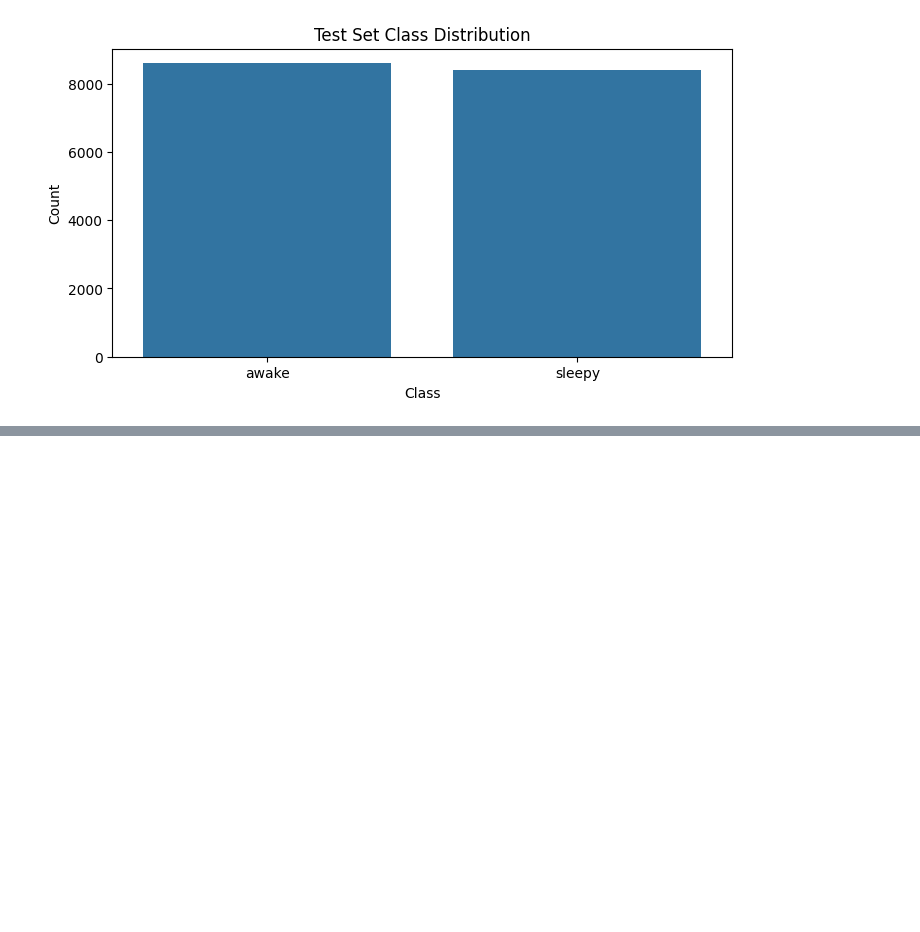
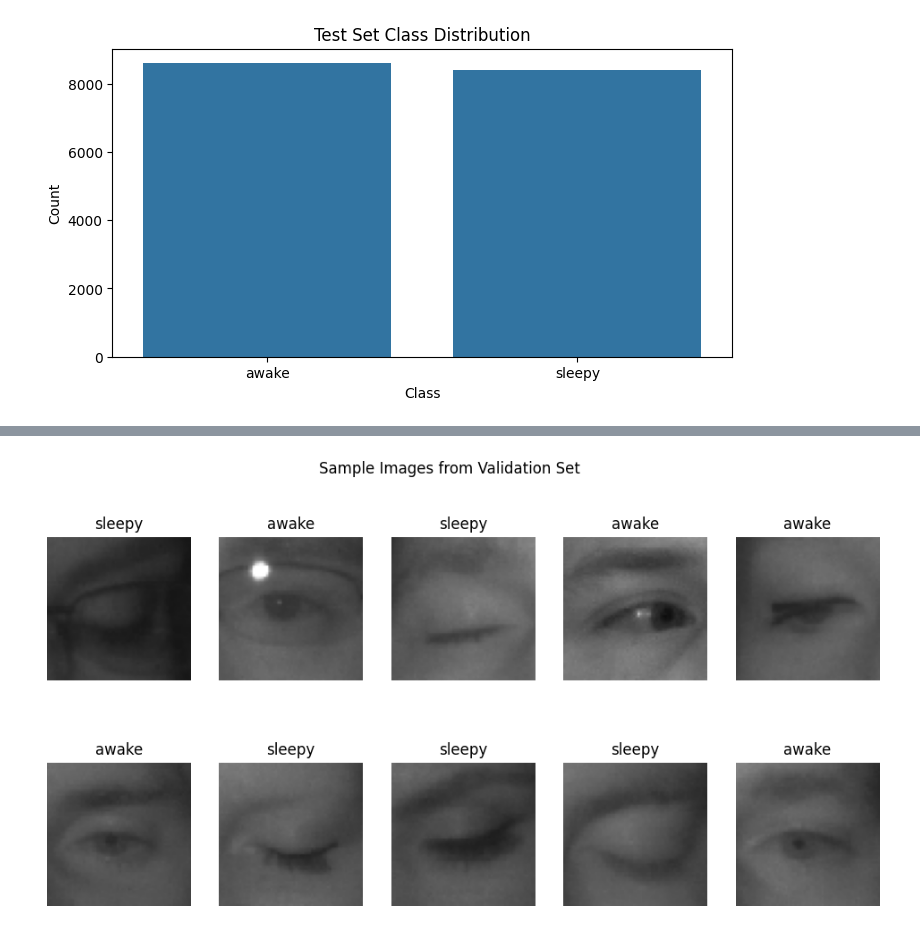
Before and after one commit to Harbhajan-Kaur/final_project_Harbhajan_Kaur, a Jupyter notebook: Kaggle_import.ipynb, the cells around one changed output, grey strips where cells are left out. Cells and saved outputs as stored; diff of their text form; code cells hidden in the pictures; blank space fills up the shorter version.

```diff
--- a/Kaggle_import.ipynb
+++ b/Kaggle_import.ipynb
@@ -146,0 +182,5 @@ plot_class_distribution(test_generator, 'Test Set Class Distribution')
+# %%
+# Plot sample images from  val set
+plot_sample_images(val_generator, 'Sample Images from Validation Set')
+# %% [output]
+[figure, added]
```
Also changed, not shown: parts of 10 cells of this notebook.
